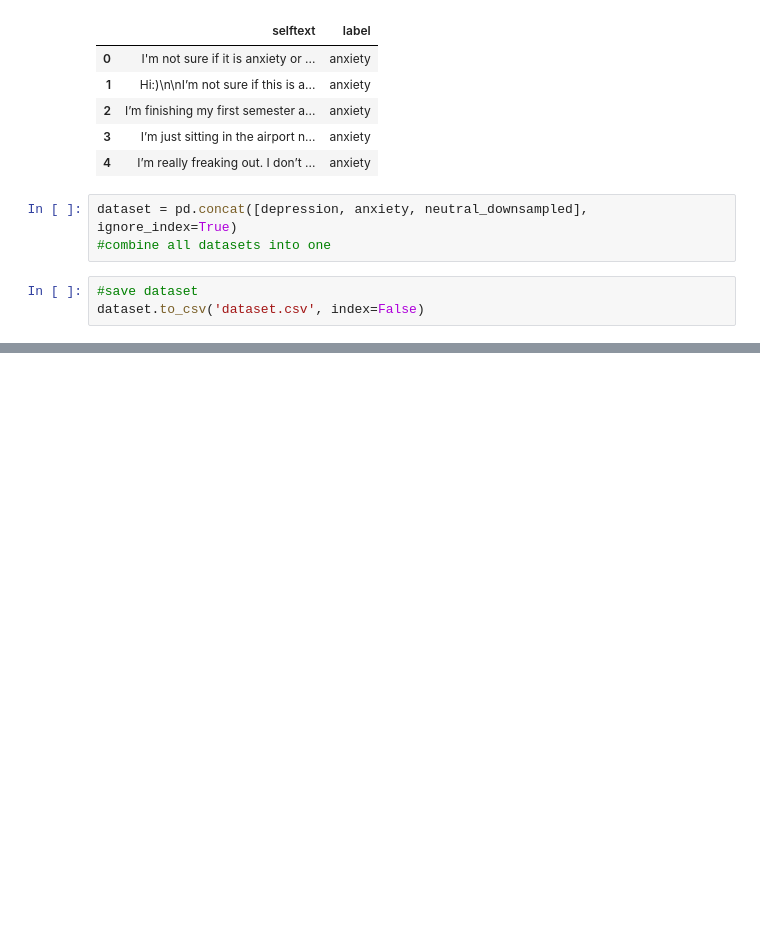
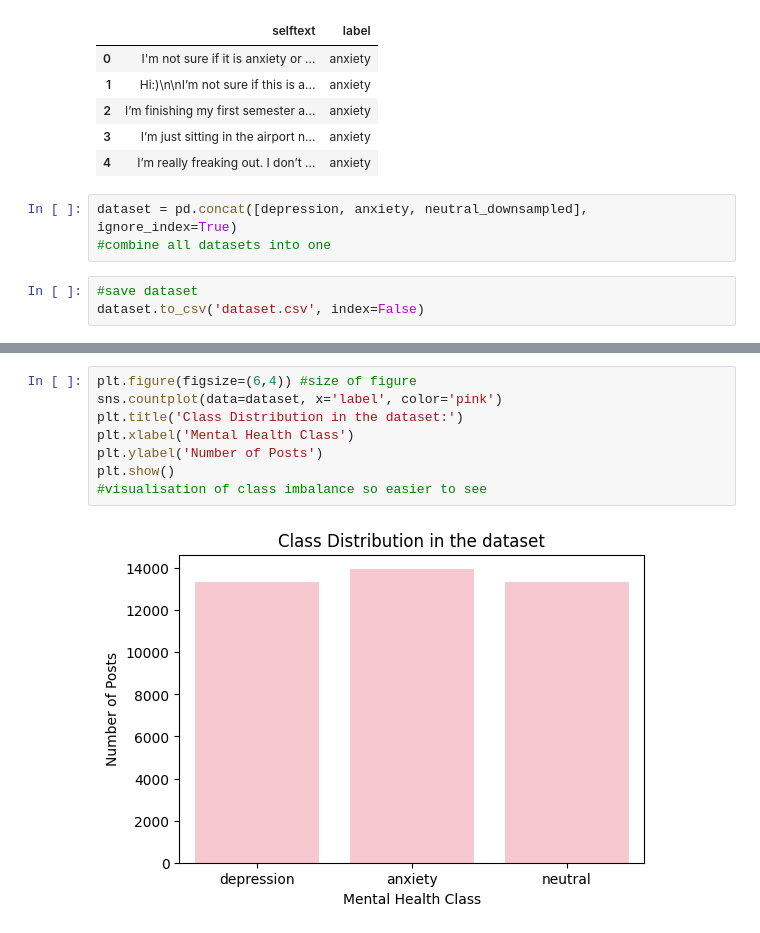
Before and after one commit to mk123x/Mental-Health-Transformer-Classification, a Jupyter notebook: mental_health__transformer_classification.ipynb, the cells around one changed output, grey strips where cells are left out. Cells and saved outputs as stored; diff of their text form; blank space fills up the shorter version.

Commit message:
Exploratory Data Analysis

```diff
--- a/mental_health__transformer_classification.ipynb
+++ b/mental_health__transformer_classification.ipynb
@@ -176,0 +214,10 @@ dataset.to_csv('dataset.csv', index=False)
+# %%
+plt.figure(figsize=(6,4)) #size of figure
+sns.countplot(data=dataset, x='label', color='pink')
+plt.title('Class Distribution in the dataset:')
+plt.xlabel('Mental Health Class')
+plt.ylabel('Number of Posts')
+plt.show()
+#visualisation of class imbalance so easier to see
+# %% [output]
+[figure, added]
```
Also changed, not shown: parts of 17 cells of this notebook.
